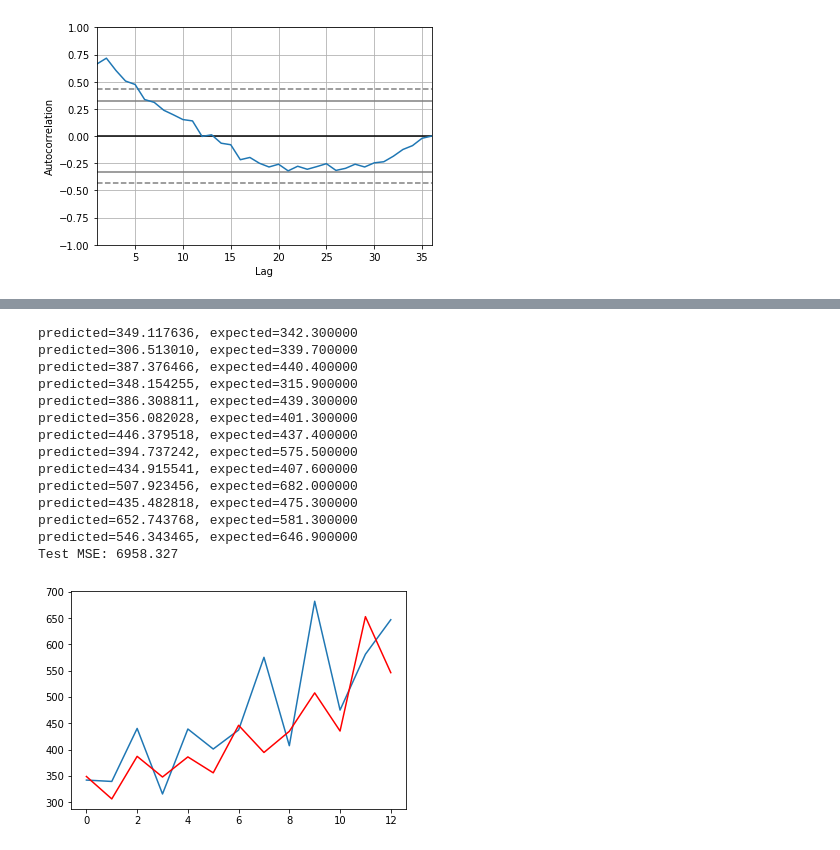
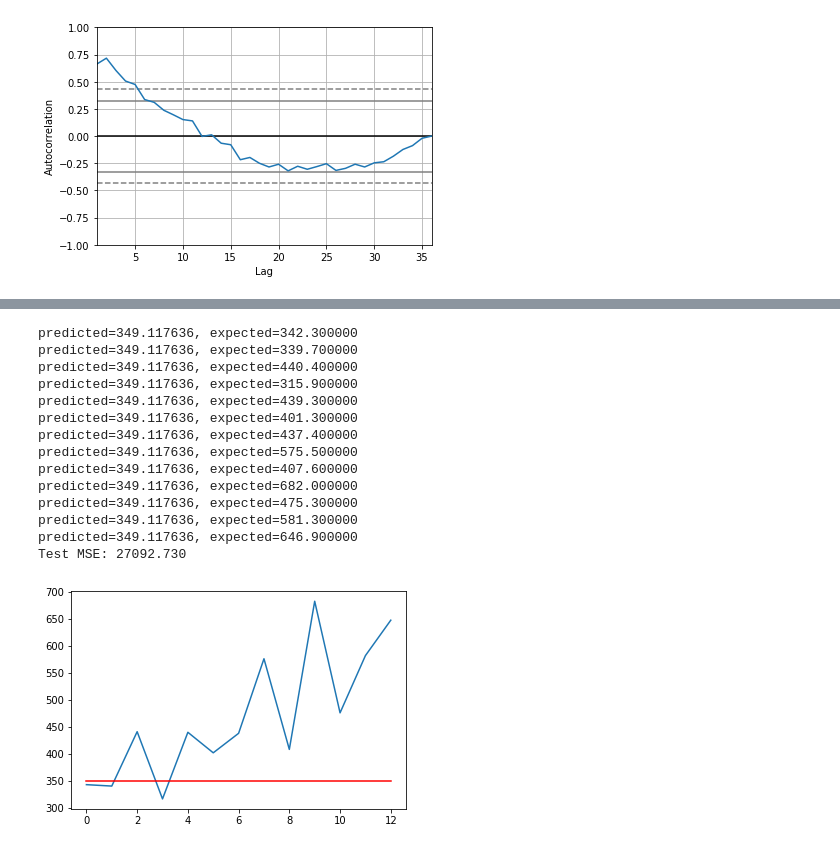
Before and after one commit to EvaGachirwa/Arima, a Jupyter notebook: Arima.ipynb, the cells around one changed output, grey strips where cells are left out. Cells and saved outputs as stored; diff of their text form; code cells hidden in the pictures.

Commit message:
prediction and saved model

```diff
--- a/Arima.ipynb
+++ b/Arima.ipynb
@@ -69,40 +70,49 @@ min   -133.296637
 50%     -7.186512
 75%     24.748330
 max    133.237936
+# %%
+X = series.values
+size = int(len(X) * 0.66)
+train, test = X[0:size], X[size:len(X)]
+history = [x for x in train]
+predictions = list()
+for t in range(len(test)):
+    model = ARIMA(history, order=(5,1,0))
+    model_fit = model.fit(disp=0)
+    model_fit.save('model.pkl')
 # %%
 X = series.values
 size = int(len(X) * 0.66)
 train, test = X[0:size], X[size:len(X)]
 history = [x for x in train]
 predictions = list()
 for t in range(len(test)):
-    model = ARIMA(history, order=(5,1,0))
-    model_fit = model.fit(disp=0)
-    output = model_fit.forecast()
+    loaded = ARIMAResults.load('model.pkl')
+    output = loaded.forecast()
     yhat = output[0]
     predictions.append(yhat)
     obs = test[t]
     history.append(obs)
     print('predicted=%f, expected=%f' % (yhat, obs))
 error = mean_squared_error(test, predictions)
 print('Test MSE: %.3f' % error)
 # plot
 plt.plot(test)
 plt.plot(predictions, color='red')
 plt.show()
 # %% [output]
 predicted=349.117636, expected=342.300000
-predicted=306.513010, expected=339.700000
-predicted=387.376466, expected=440.400000
-predicted=348.154255, expected=315.900000
-predicted=386.308811, expected=439.300000
-predicted=356.082028, expected=401.300000
-predicted=446.379518, expected=437.400000
-predicted=394.737242, expected=575.500000
-predicted=434.915541, expected=407.600000
-predicted=507.923456, expected=682.000000
-predicted=435.482818, expected=475.300000
-predicted=652.743768, expected=581.300000
-predicted=546.343465, expected=646.900000
-Test MSE: 6958.327
+predicted=349.117636, expected=339.700000
+predicted=349.117636, expected=440.400000
+predicted=349.117636, expected=315.900000
+predicted=349.117636, expected=439.300000
+predicted=349.117636, expected=401.300000
+predicted=349.117636, expected=437.400000
+predicted=349.117636, expected=575.500000
+predicted=349.117636, expected=407.600000
+predicted=349.117636, expected=682.000000
+predicted=349.117636, expected=475.300000
+predicted=349.117636, expected=581.300000
+predicted=349.117636, expected=646.900000
+Test MSE: 27092.730
-[figure, old version]
+[figure, new version]
```
Also changed, not shown: parts of 2 cells of this notebook, 1 other file.
